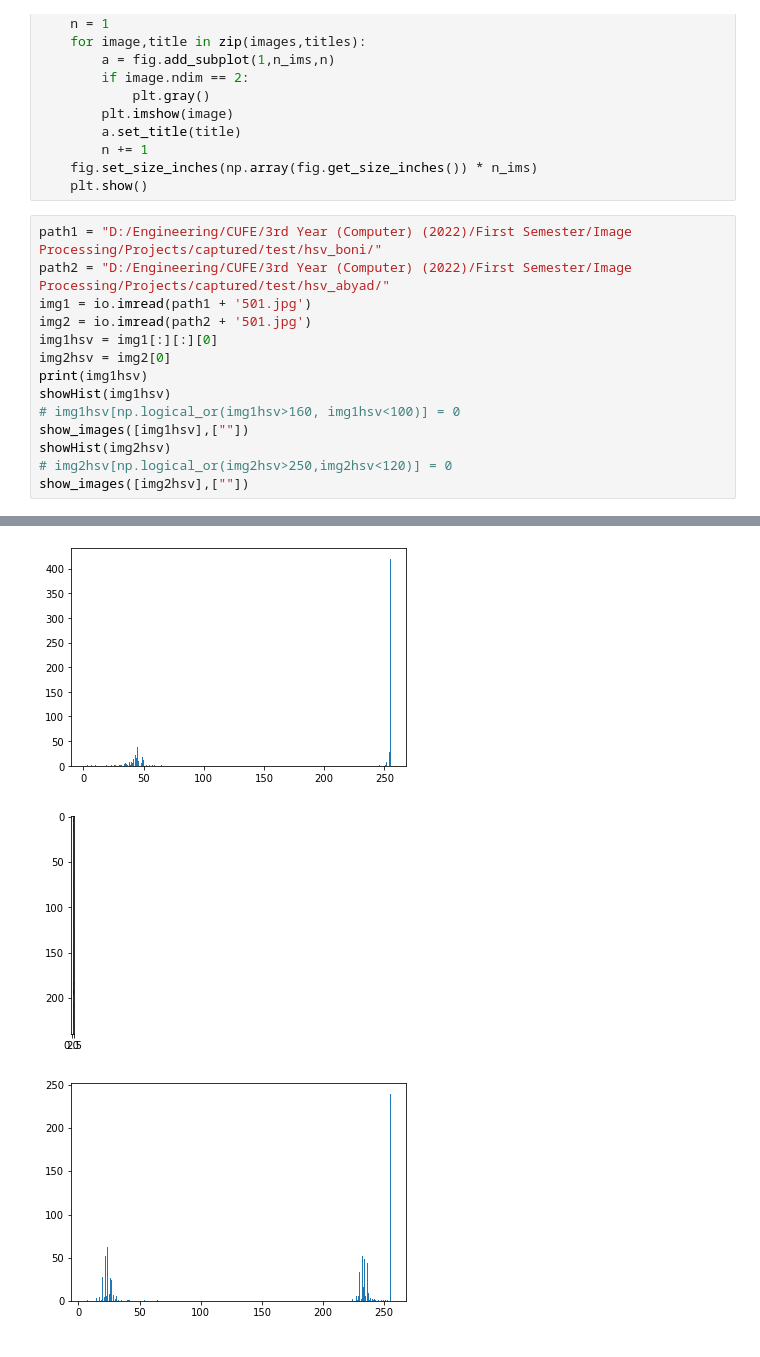
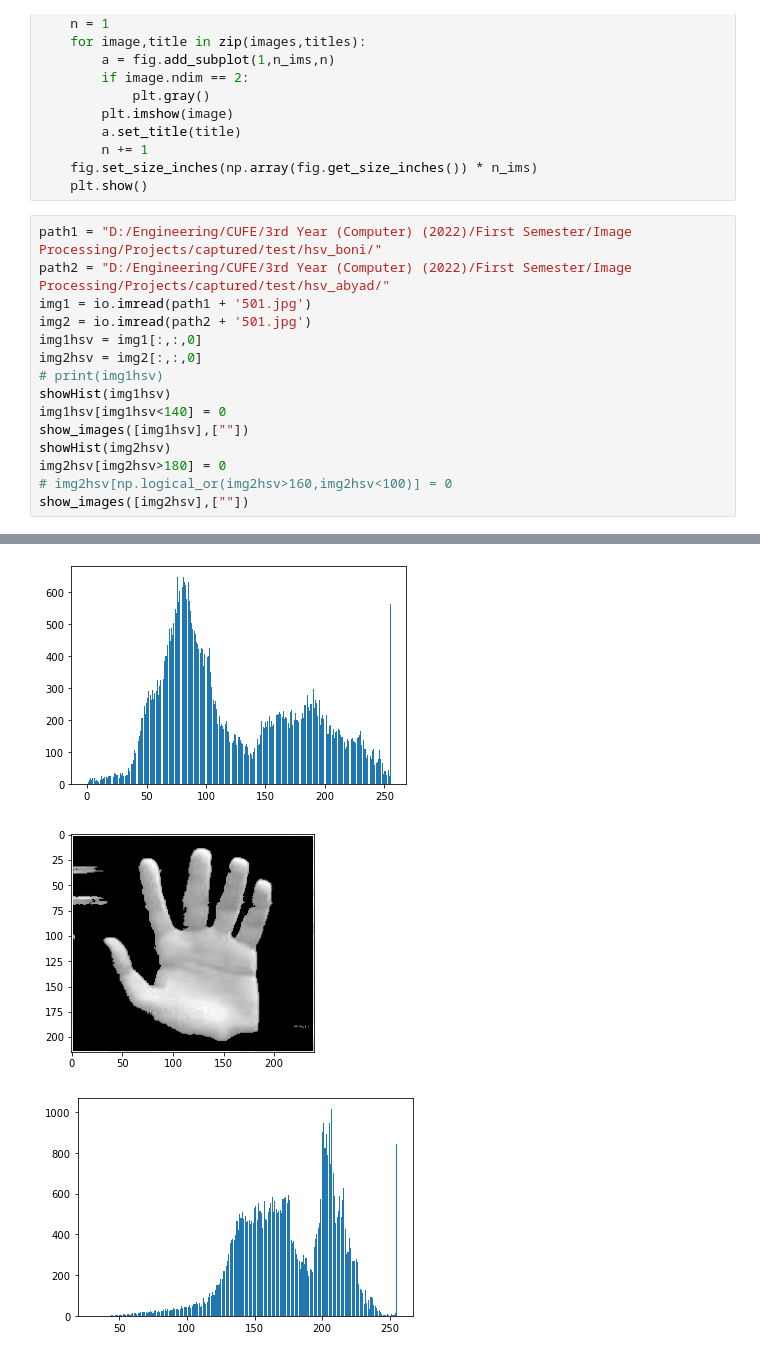
Before and after one commit to EngPeterAtef/Virtual_Calculator, a Jupyter notebook: Project testing/hand_histogram.ipynb, the cells around one changed output, grey strips where cells are left out. Saved outputs shown, nothing was run; the diff lists cells and outputs as text.

```diff
--- a/Project testing/hand_histogram.ipynb
+++ b/Project testing/hand_histogram.ipynb
@@ -40,13 +40,14 @@ path1 = "D:/Engineering/CUFE/3rd Year (Computer) (2022)/First Semester/Image Pro
 path2 = "D:/Engineering/CUFE/3rd Year (Computer) (2022)/First Semester/Image Processing/Projects/captured/test/hsv_abyad/"
 img1 = io.imread(path1 + '501.jpg')
 img2 = io.imread(path2 + '501.jpg')
-img1hsv = img1[:][:][0]
-img2hsv = img2[0]
-print(img1hsv)
+img1hsv = img1[:,:,0]
+img2hsv = img2[:,:,0]
+# print(img1hsv)
 showHist(img1hsv)
-# img1hsv[np.logical_or(img1hsv>160, img1hsv<100)] = 0
+img1hsv[img1hsv<140] = 0
 show_images([img1hsv],[""])
 showHist(img2hsv)
-# img2hsv[np.logical_or(img2hsv>250,img2hsv<120)] = 0
+img2hsv[img2hsv>180] = 0
+# img2hsv[np.logical_or(img2hsv>160,img2hsv<100)] = 0
 show_images([img2hsv],[""])
 # %% [output]
@@ -70,3 +54,3 @@ show_images([img2hsv],[""])
-[figure, old version]
+[figure, new version]
-[figure, old version]
+[figure, new version]
-[figure, old version]
+[figure, new version]
```
Also changed, not shown: parts of 1 cell of this notebook, 1 other file.
